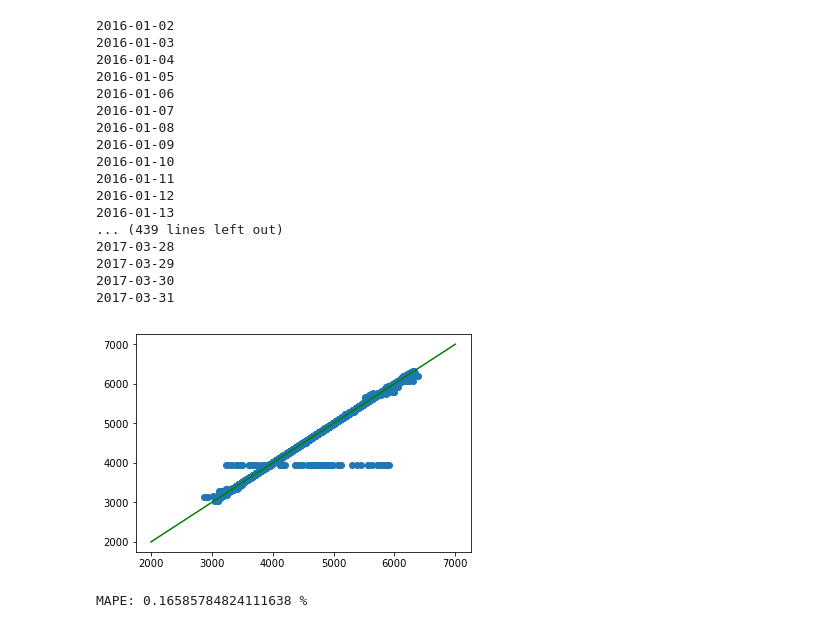
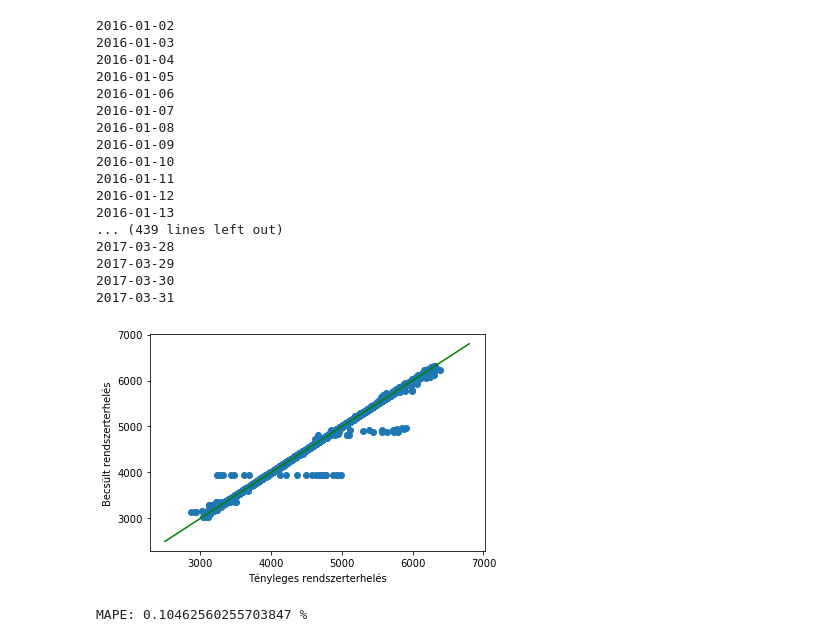
Before and after one commit to Universal95/DataMining_In_The_Energetics, a Jupyter notebook: Prediction.ipynb, the cells around one changed output. Saved outputs shown, nothing was run; the diff lists cells and outputs as text; code cells hidden in the pictures.

```diff
--- a/Prediction.ipynb
+++ b/Prediction.ipynb
@@ -153,39 +153,41 @@ data['target'] = data['system_load'].copy()
 preds = rolling_prediction_scheme(data, \
                                   from_date = date(2016, 1, 1),\
                                   to_date = date(2017, 3, 31), \
-                                  retrain_how_often_days = 3)
+                                  retrain_how_often_days = 1)
 
 #scatterplot
 plt.scatter(preds['target'],preds['prediction'])
-plt.plot([2000,7000],[2000,7000],color="green")
+plt.xlabel('Tényleges rendszerterhelés')
+plt.ylabel('Becsült rendszerterhelés')
+plt.plot([2500,6800],[2500,6800],color="green")
 plt.show()
 
 '''
 #UjResz
 feltetel= preds["date"]=="2016-01-09"
 p2=preds[feltetel]
 plt.plot(p2['target'],color="blue")
 plt.ylim(0,60)
 plt.plot(p2["prediction"],color="orange")
 '''
 print('MAPE: {} %'.format(mape(preds['target'], preds['prediction'])))
 # %% [output]
 2016-01-02
 2016-01-03
 2016-01-04
 2016-01-05
 2016-01-06
 2016-01-07
 2016-01-08
 2016-01-09
 2016-01-10
 2016-01-11
 2016-01-12
 2016-01-13
 ... (439 lines left out)
 2017-03-28
 2017-03-29
 2017-03-30
 2017-03-31
-[figure, old version]
+[figure, new version]
-MAPE: 0.16585784824111638 %
+MAPE: 0.10462560255703847 %
```
Also changed, not shown: parts of 1 cell of this notebook, 7 other files.
